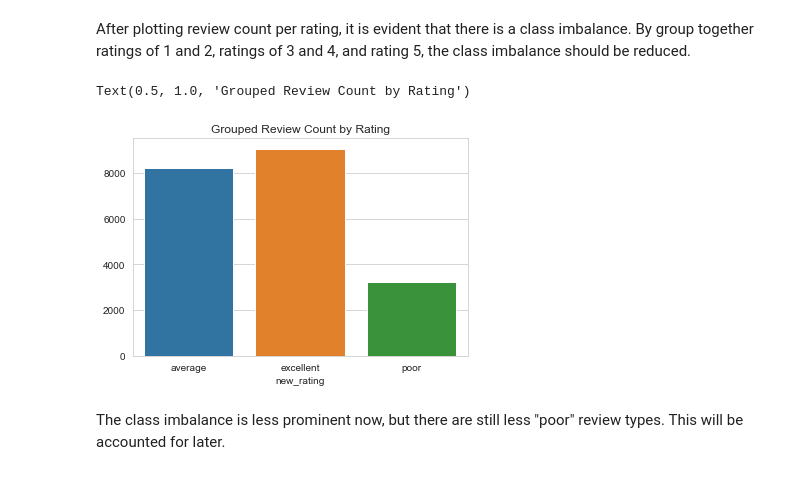
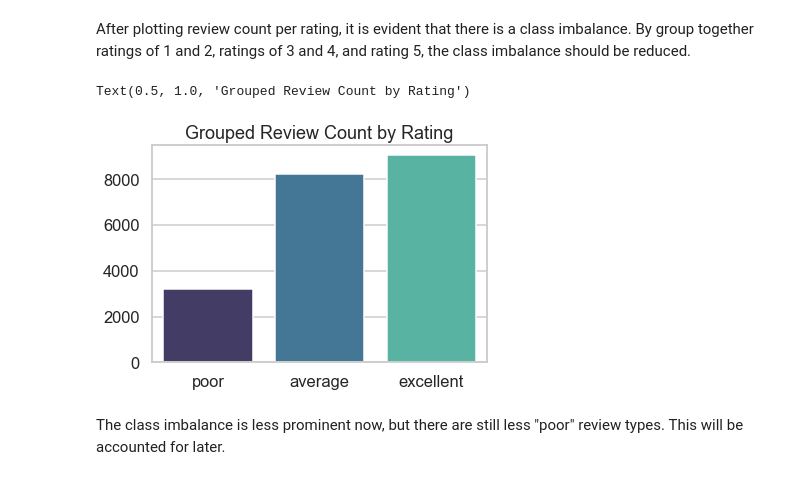
Before and after one commit to rylewww/Tripadvisor-NLP, a Jupyter notebook: Final.ipynb, the cells around one changed output. Drawn from its saved outputs; the diff is of its cells as text; code cells hidden in the pictures.

```diff
--- a/Final.ipynb
+++ b/Final.ipynb
@@ -70,10 +70,10 @@ df['new_rating'] = df['Rating'].apply(new_rating)
 # %%
 new_rating_grouped = df.groupby('new_rating')['Rating'].count()
 new_rating_grouped
-sns.barplot(x = new_rating_grouped.index, y = new_rating_grouped.values).set_title('Grouped Review Count by Rating')
+sns.barplot(x = ['poor','average','excellent'], y = [3214, 8223, 9054], palette='mako').set_title('Grouped Review Count by Rating')
 # %% [output]
 Text(0.5, 1.0, 'Grouped Review Count by Rating')
-[figure, old version]
+[figure, new version]
 # %% [markdown]
 The class imbalance is less prominent now, but there are still less "poor" review types. This will be accounted for later.
 # %% [markdown]
```
Also changed, not shown: parts of 2 cells of this notebook, 2 other files.
